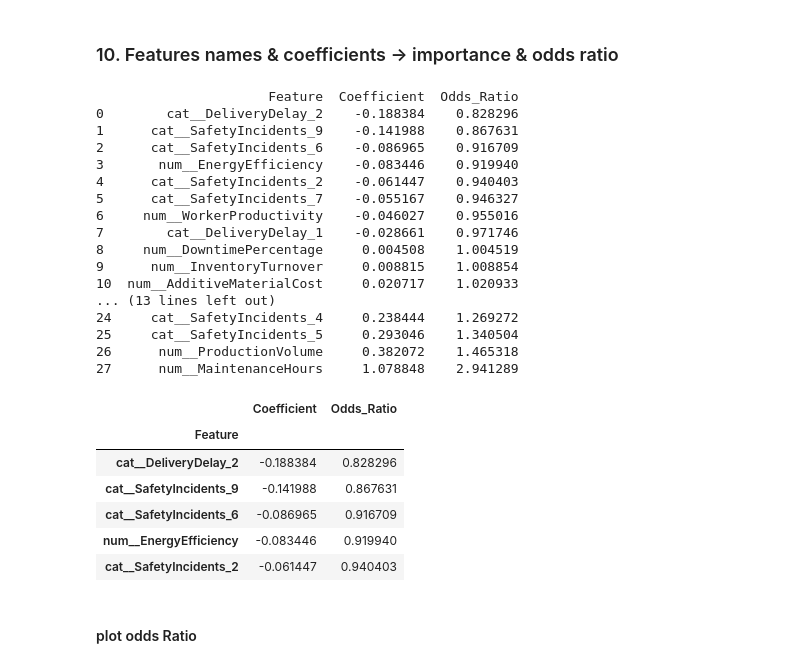
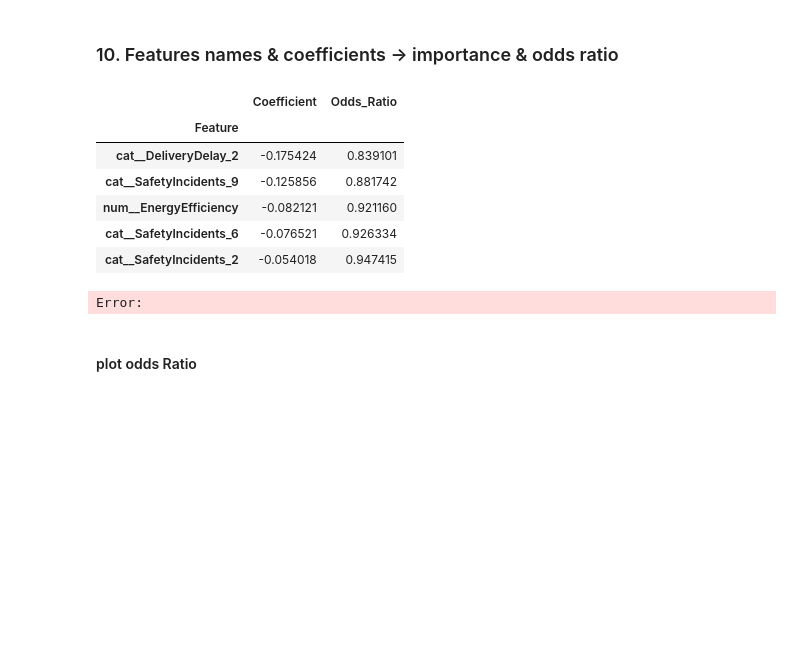
Before and after one commit to kingandrenz/manufacturing_defect_analysis, a Jupyter notebook: notebooks/manufacturing_defect_analysis.ipynb, the cells around one changed output. Drawn from its saved outputs; the diff is of its cells as text; code cells hidden in the pictures; blank space fills up the shorter version.

```diff
--- a/notebooks/manufacturing_defect_analysis.ipynb
+++ b/notebooks/manufacturing_defect_analysis.ipynb
@@ -296,48 +278,32 @@ weighted avg       0.81      0.68      0.72       648
 ### 10. Features names & coefficients -> importance & odds ratio
 # %%
 # Get Transformed feature names
-feature_names = clf_model.named_steps['preprocessor'].get_feature_names_out()
-coefs = clf_model.named_steps['classifier'].coef_[0]
+from model_evaluation import get_coefficients, get_feature_names
 
-importance = pd.DataFrame({
-    'Feature': feature_names,
-    'Coefficient': coefs
-}).sort_values(by='Coefficient', ascending=False)
+
+feature_names = get_feature_names(clf_model)
+coefs = get_coefficients(clf_model)
+
+importance = build_importance_df(pipe=clf_model, X_train=X_train)
 
 importance['Odds_Ratio'] = np.exp(importance['Coefficient'])
 
 #  Sort by magnitude or odds ratio
 importance = importance.sort_values(by='Odds_Ratio', ascending=True).reset_index(drop=True)
-print(importance)
+# print(importance)
 
 # set index for plotting
 importance.set_index('Feature', inplace=True)
 importance.head()
 # %% [output]
+|  | Coefficient | Odds_Ratio |
+| Feature |  |  |
+| cat__DeliveryDelay_2 | -0.175424 | 0.839101 |
+| cat__SafetyIncidents_9 | -0.125856 | 0.881742 |
+| num__EnergyEfficiency | -0.082121 | 0.921160 |
+| cat__SafetyIncidents_6 | -0.076521 | 0.926334 |
+| cat__SafetyIncidents_2 | -0.054018 | 0.947415 |
-                      Feature  Coefficient  Odds_Ratio
-0        cat__DeliveryDelay_2    -0.188384    0.828296
-1      cat__SafetyIncidents_9    -0.141988    0.867631
-2      cat__SafetyIncidents_6    -0.086965    0.916709
-3       num__EnergyEfficiency    -0.083446    0.919940
-4      cat__SafetyIncidents_2    -0.061447    0.940403
-5      cat__SafetyIncidents_7    -0.055167    0.946327
-6     num__WorkerProductivity    -0.046027    0.955016
-7        cat__DeliveryDelay_1    -0.028661    0.971746
-8     num__DowntimePercentage     0.004508    1.004519
-9      num__InventoryTurnover     0.008815    1.008854
-10  num__AdditiveMaterialCost     0.020717    1.020933
-... (13 lines left out)
-24     cat__SafetyIncidents_4     0.238444    1.269272
-25     cat__SafetyIncidents_5     0.293046    1.340504
-26      num__ProductionVolume     0.382072    1.465318
-27      num__MaintenanceHours     1.078848    2.941289
+Error:
-|  | Coefficient | Odds_Ratio |
-| Feature |  |  |
-| cat__DeliveryDelay_2 | -0.188384 | 0.828296 |
-| cat__SafetyIncidents_9 | -0.141988 | 0.867631 |
-| cat__SafetyIncidents_6 | -0.086965 | 0.916709 |
-| num__EnergyEfficiency | -0.083446 | 0.919940 |
-| cat__SafetyIncidents_2 | -0.061447 | 0.940403 |
 # %% [markdown]
 #### plot odds Ratio
 # %%
```
Also changed, not shown: parts of 19 cells of this notebook, 2 other files.
